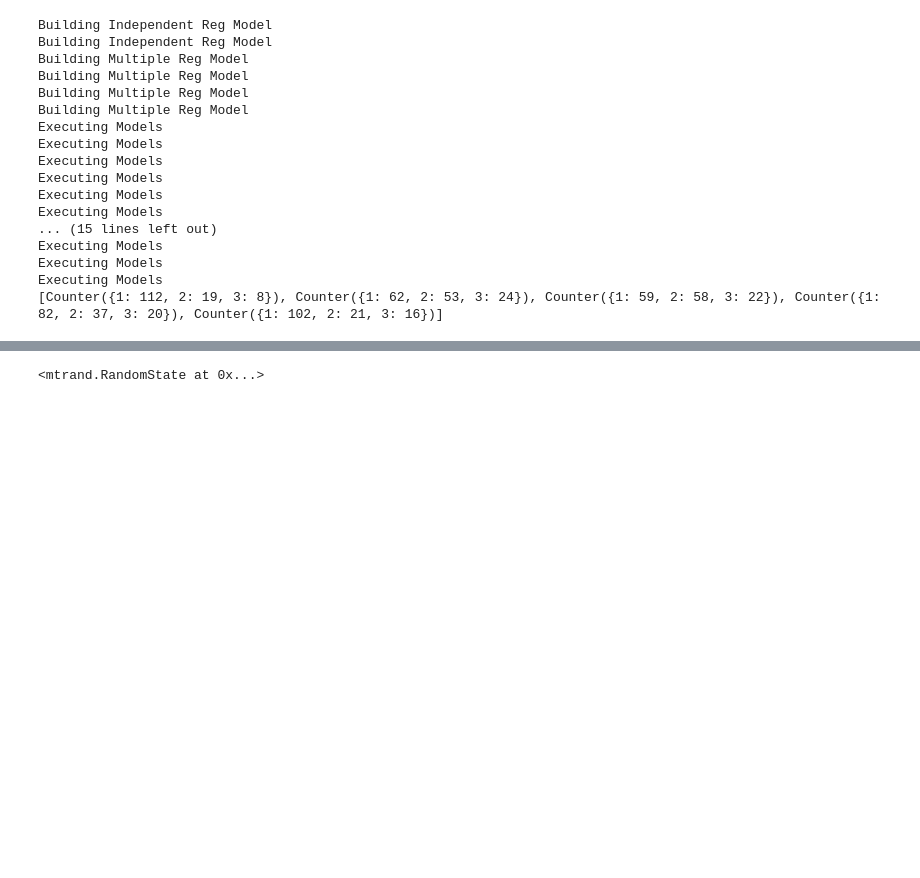
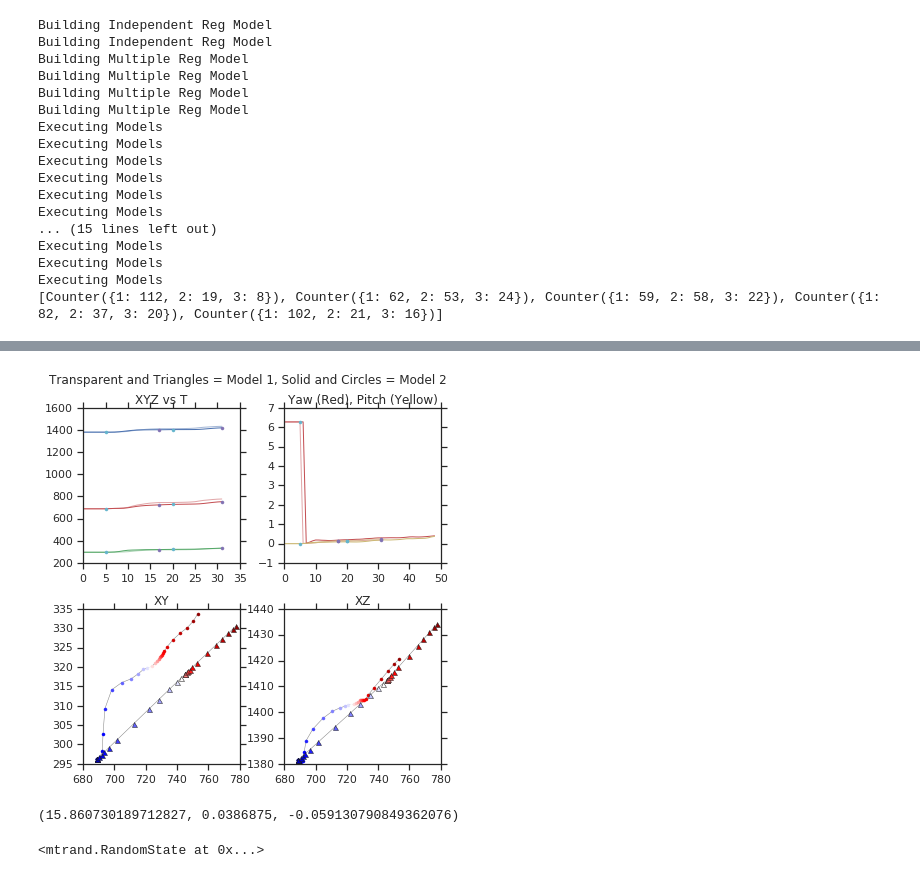
Before and after one commit to elifesciences-publications/PreycapMaster, a Jupyter notebook: Model_Plot.ipynb, the cells around one changed output, grey strips where cells are left out. Drawn from its saved outputs; the diff is of its cells as text; code cells hidden in the pictures; blank space fills up the shorter version.

```diff
--- a/Model_Plot.ipynb
+++ b/Model_Plot.ipynb
@@ -45,3 +97,9 @@ simlist_by_hunt[2]
+# %%
+sb.set_style('white')
+score_model_similarity(True, simlist_by_hunt[30][0], simlist_by_hunt[30][3])
+# %% [output]
+[figure, added]
+(15.860730189712827, 0.0386875, -0.059130790849362076)
 # %%
 marralgs = Marr2Algorithms(np.array(p_inits[0:2]), strike_params)
 marralgs.marr_bdb_file.np_prng
```
Also changed, not shown: parts of 6 cells of this notebook, 1 other file.
